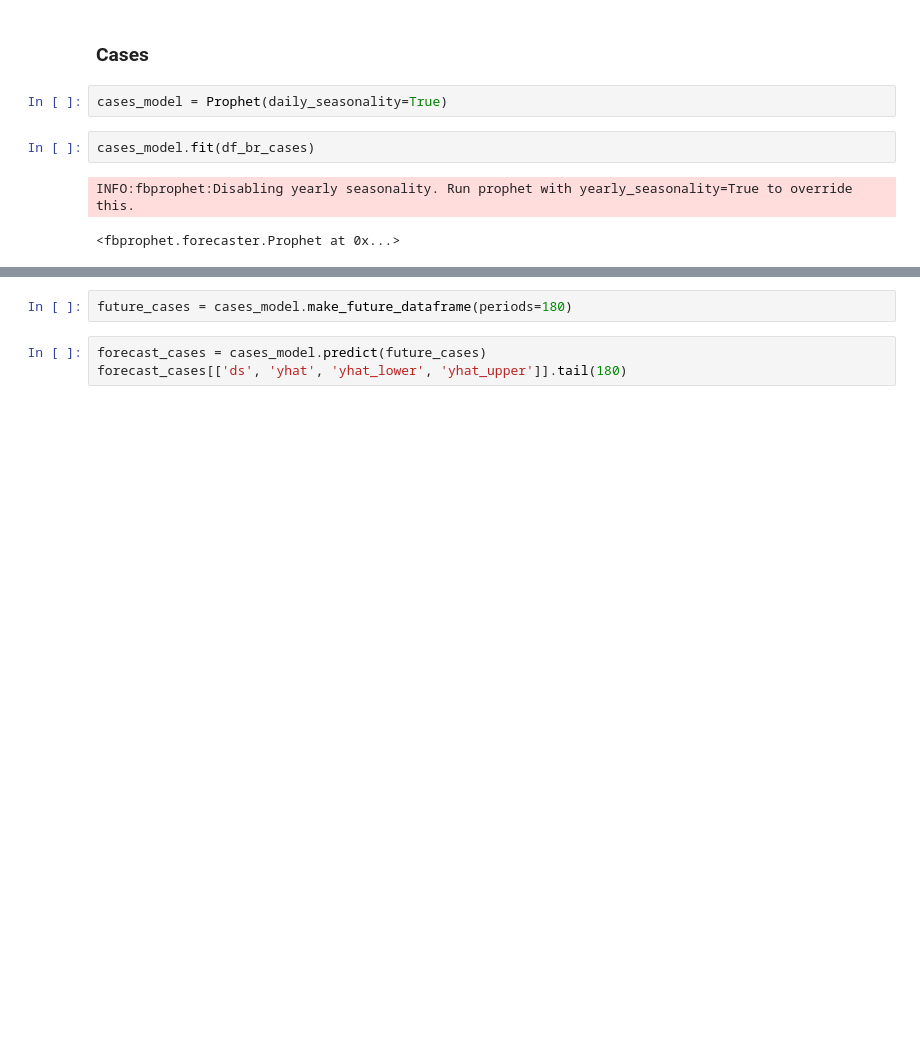
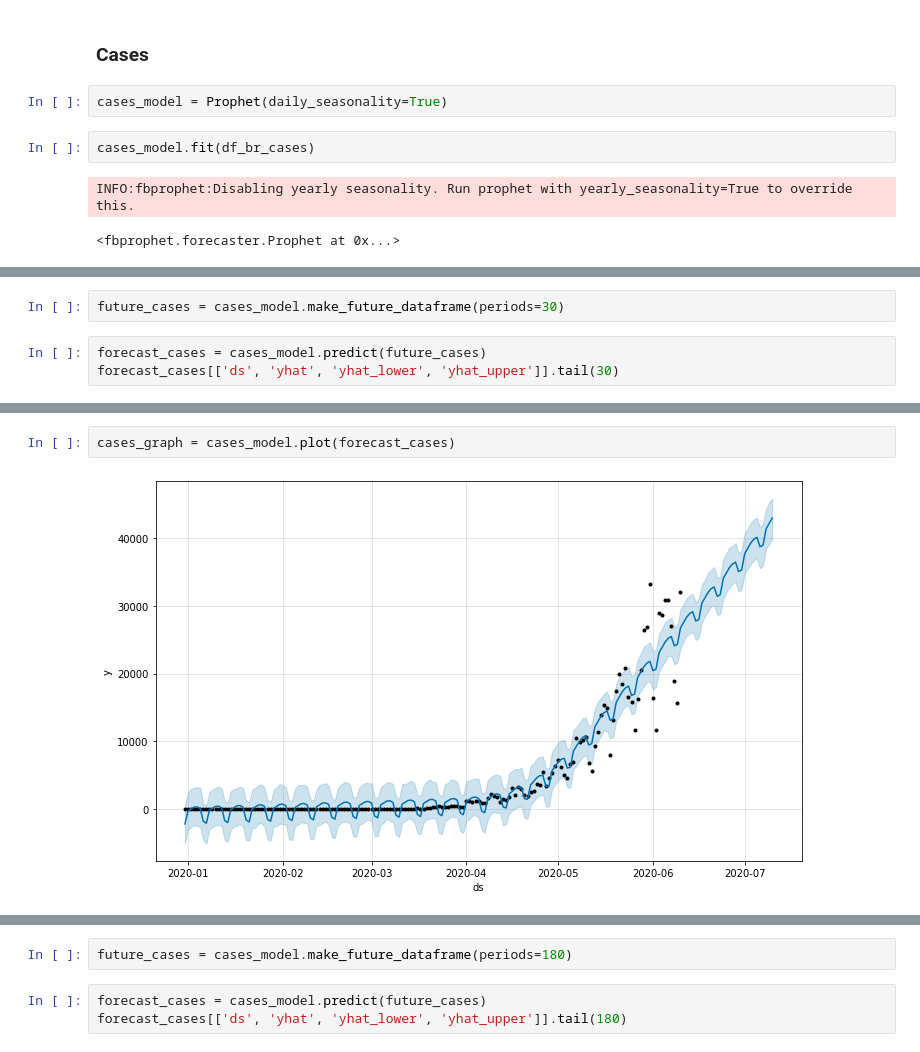
Before and after one commit to thaina-batista/covid-19-analysis, a Jupyter notebook: Forecast.ipynb, the cells around one changed output, grey strips where cells are left out. Drawn from its saved outputs; the diff is of its cells as text; blank space fills up the shorter version.

```diff
--- a/Forecast.ipynb
+++ b/Forecast.ipynb
@@ -47,0 +50,5 @@ INFO:fbprophet:Disabling yearly seasonality. Run prophet with yearly_seasonality
+# %%
+future_cases = cases_model.make_future_dataframe(periods=30)
+# %%
+forecast_cases = cases_model.predict(future_cases)
+forecast_cases[['ds', 'yhat', 'yhat_lower', 'yhat_upper']].tail(30)
@@ -47,0 +73,4 @@ INFO:fbprophet:Disabling yearly seasonality. Run prophet with yearly_seasonality
+# %%
+cases_graph = cases_model.plot(forecast_cases)
+# %% [output]
+[figure, added]
```
Also changed, not shown: parts of 22 cells of this notebook, 6 other files.
